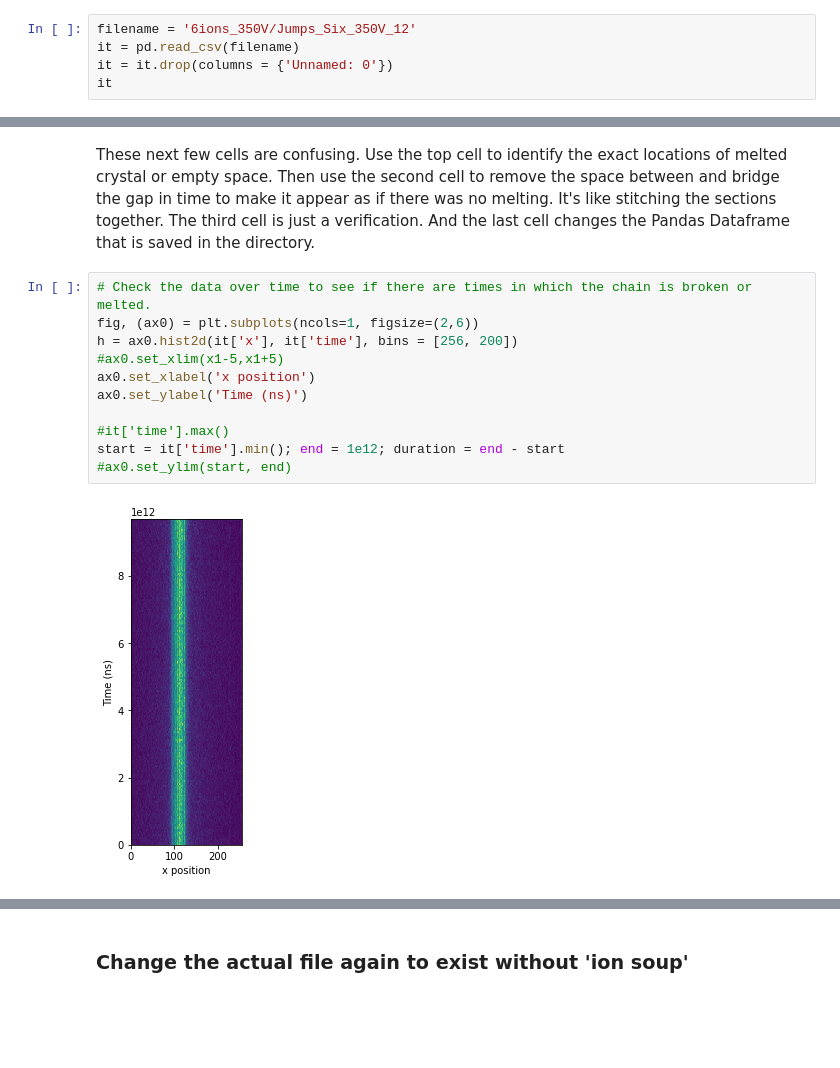
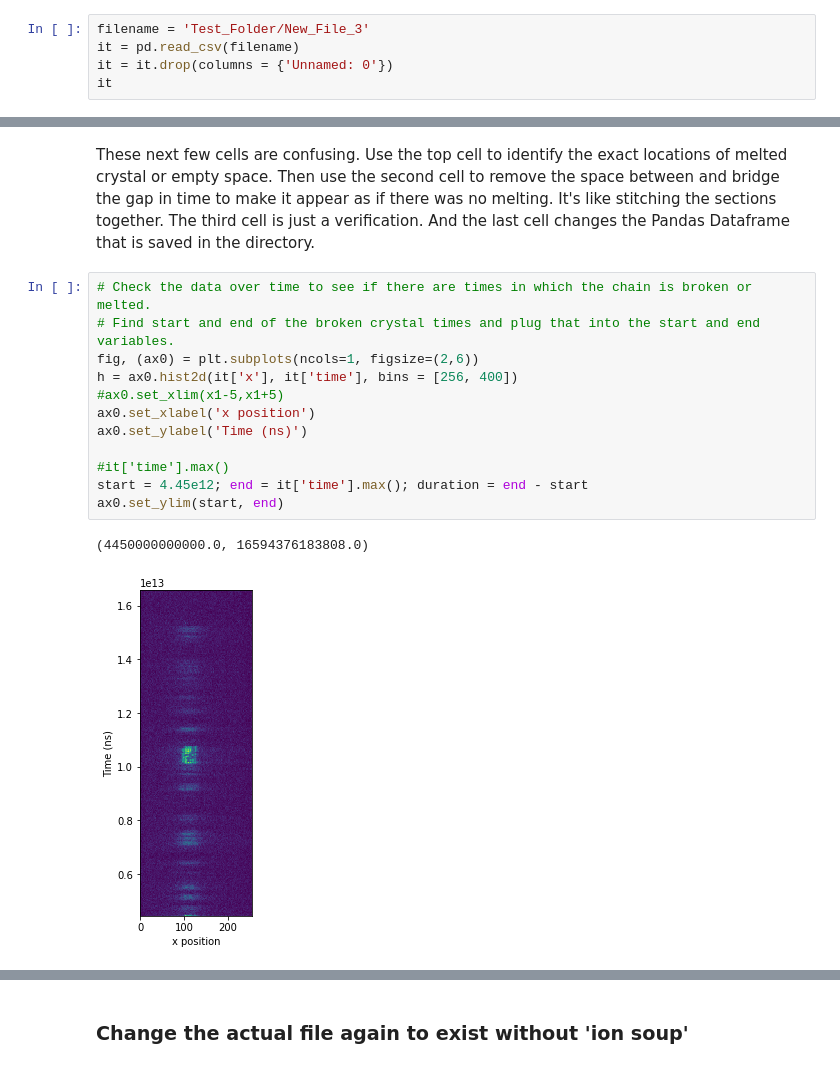
Before and after one commit to UW-ion-trap-group/Trapped_Ion_Tpx3Cam_Analysis, a Jupyter notebook: Tpx3Cam_Projects/Superradiance/Jumps_Data_Pandas.ipynb, the cells around one changed output, grey strips where cells are left out. Cells and saved outputs as stored; diff of their text form; blank space fills up the shorter version.

```diff
--- a/Tpx3Cam_Projects/Superradiance/Jumps_Data_Pandas.ipynb
+++ b/Tpx3Cam_Projects/Superradiance/Jumps_Data_Pandas.ipynb
@@ -90,7 +90,7 @@ x6 = 140; y6 = 113
 # Eliminate blank space
 Use this code to eliminate sections in which the crystal melted and the data was 'ion soup'. That type of data does nothing but introduce error.
 # %%
-filename = '6ions_350V/Jumps_Six_350V_12'
+filename = 'Test_Folder/New_File_3'
 it = pd.read_csv(filename)
 it = it.drop(columns = {'Unnamed: 0'})
 it
@@ -112,17 +112,19 @@ it
 These next few cells are confusing. Use the top cell to identify the exact locations of melted crystal or empty space. Then use the second cell to remove the space between and bridge the gap in time to make it appear as if there was no melting. It's like stitching the sections together. The third cell is just a verification. And the last cell changes the Pandas Dataframe that is saved in the directory.
 # %%
 # Check the data over time to see if there are times in which the chain is broken or melted.
+# Find start and end of the broken crystal times and plug that into the start and end variables.
 fig, (ax0) = plt.subplots(ncols=1, figsize=(2,6))
-h = ax0.hist2d(it['x'], it['time'], bins = [256, 200])
+h = ax0.hist2d(it['x'], it['time'], bins = [256, 400])
 #ax0.set_xlim(x1-5,x1+5)
 ax0.set_xlabel('x position')
 ax0.set_ylabel('Time (ns)')
 
 #it['time'].max()
-start = it['time'].min(); end = 1e12; duration = end - start
-#ax0.set_ylim(start, end)
+start = 4.45e12; end = it['time'].max(); duration = end - start
+ax0.set_ylim(start, end)
 # %% [output]
+(4450000000000.0, 16594376183808.0)
-[figure, old version]
+[figure, new version]
 # %%
 
 it = it.query(f'{start} > time or time > {end}')
```
Also changed, not shown: parts of 7 cells of this notebook, 3 other files.
